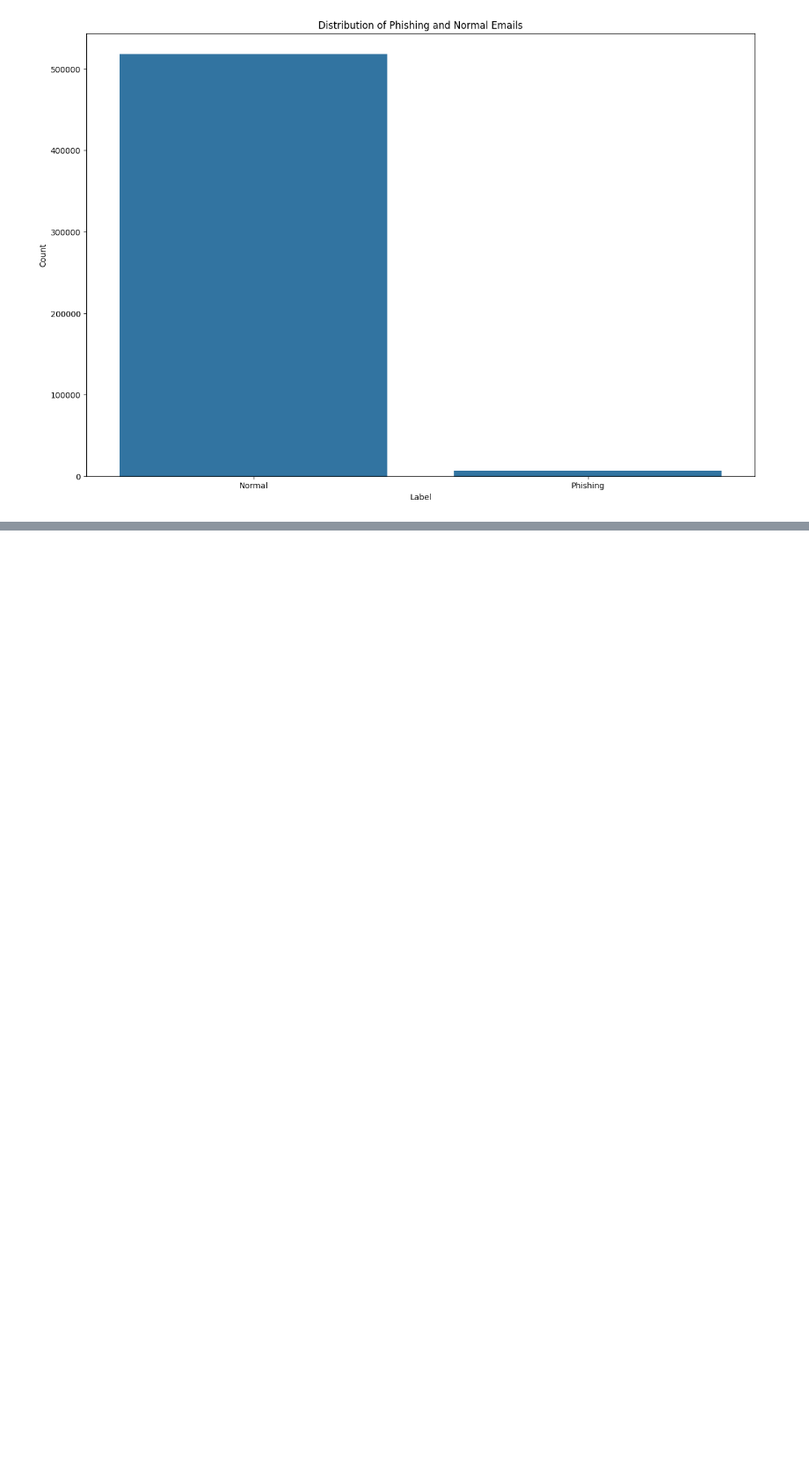
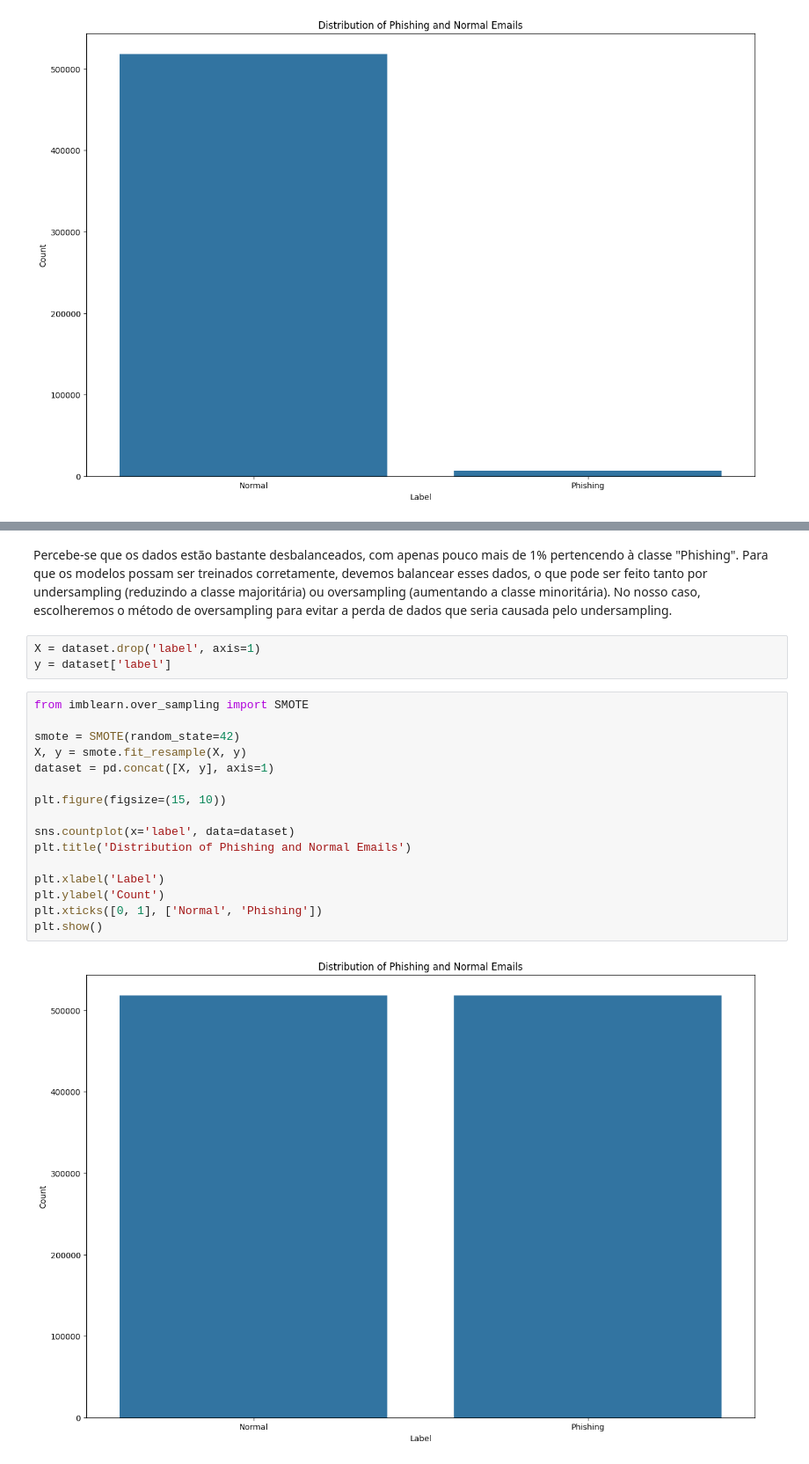
Before and after one commit to Zeronevi/phishing-classification, a Jupyter notebook: 00-Data.ipynb, the cells around one changed output, grey strips where cells are left out. Shown at 88% size. Cells and saved outputs as stored; diff of their text form; blank space fills up the shorter version.

Commit message:
correção do desbalanceamento e teste de alguns métodos

```diff
--- a/00-Data.ipynb
+++ b/00-Data.ipynb
@@ -120,0 +124,23 @@ plt.show()
+# %% [markdown]
+Percebe-se que os dados estão bastante desbalanceados, com apenas pouco mais de 1% pertencendo à classe "Phishing". Para que os modelos possam ser treinados corretamente, devemos balancear esses dados, o que pode ser feito tanto por undersampling (reduzindo a classe majoritária) ou oversampling (aumentando a classe minoritária). No nosso caso, escolheremos o método de oversampling para evitar a perda de dados que seria causada pelo undersampling.
+# %%
+X = dataset.drop('label', axis=1)
+y = dataset['label']
+# %%
+from imblearn.over_sampling import SMOTE
+
+smote = SMOTE(random_state=42)
+X, y = smote.fit_resample(X, y)
+dataset = pd.concat([X, y], axis=1)
+
+plt.figure(figsize=(15, 10))
+
+sns.countplot(x='label', data=dataset)
+plt.title('Distribution of Phishing and Normal Emails')
+
+plt.xlabel('Label')
+plt.ylabel('Count')
+plt.xticks([0, 1], ['Normal', 'Phishing'])
+plt.show()
+# %% [output]
+[figure, added]
```
Also changed, not shown: parts of 10 cells of this notebook.
